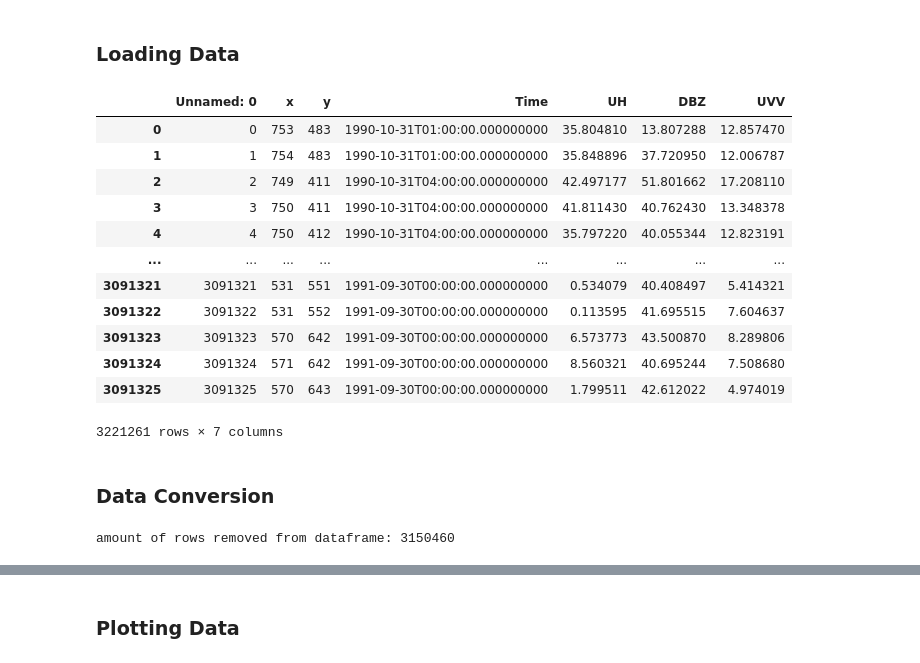
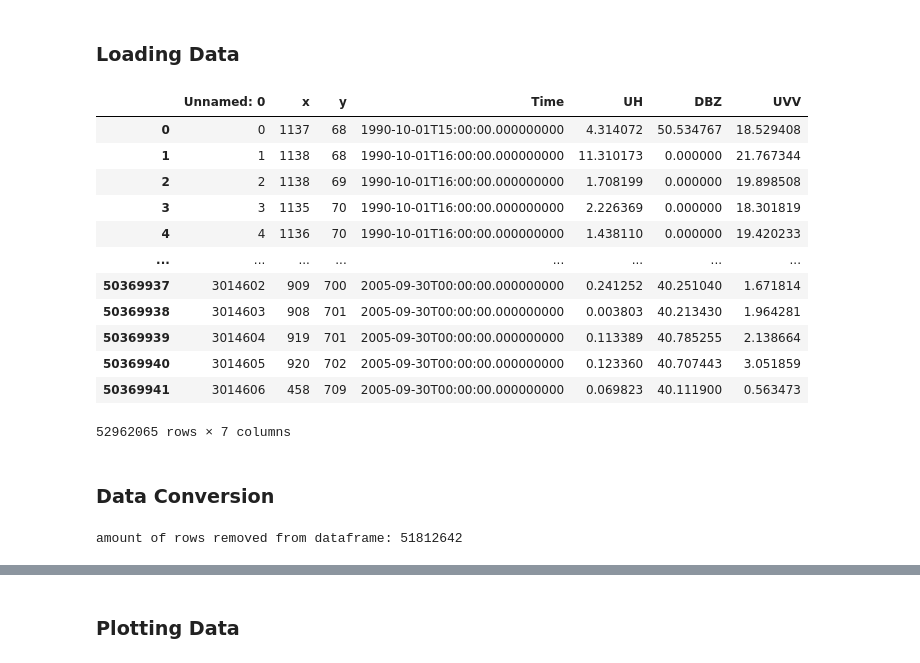
Before and after one commit to jcorner1/SYN_SERV, a Jupyter notebook: Code/Regridding_WRFBCC_Data.ipynb, the cells around one changed output, grey strips where cells are left out. Drawn from its saved outputs; the diff is of its cells as text; code cells hidden in the pictures.

```diff
--- a/Code/Regridding_WRFBCC_Data.ipynb
+++ b/Code/Regridding_WRFBCC_Data.ipynb
@@ -14,28 +14,37 @@ import glob
 # %% [markdown]
 ### Loading Data
 # %%
-#load dataframes
-refc_df = pd.read_csv('/home/scratch/jcorner1/syn_sev/dataframes/HIST_REFC_1991_threshold_dataframe.csv')
-uh_df = pd.read_csv('/home/scratch/jcorner1/syn_sev/dataframes/HIST_UH_1991_threshold_dataframe.csv')
+#load wrf-bcc dataset
+#find all csv files for each variable and sort
+files_refc = glob.glob('/home/scratch/jcorner1/syn_sev/dataframes/HIST_REFC*')
+files_var = glob.glob(f'/home/scratch/jcorner1/syn_sev/dataframes/HIST_UVV*')
+files_refc.sort()
+files_var.sort()
 
-#concat the dataframes
-df = pd.concat([uh_df, refc_df])
+#concat all dataframes of same variable type together
+df_refc = pd.concat(map(pd.read_csv, files_refc), ignore_index=True)
+df_var = pd.concat(map(pd.read_csv, files_var), ignore_index=True)
+
+#combine the new dataframes together
+df = pd.concat([df_var, df_refc])
+
+#get rid of the duplicates
 df = df.drop_duplicates(subset=['x','y','Time'])
 df
 # %% [output]
 |  | Unnamed: 0 | x | y | Time | UH | DBZ | UVV |
-| 0 | 0 | 753 | 483 | 1990-10-31T01:00:00.000000000 | 35.804810 | 13.807288 | 12.857470 |
-| 1 | 1 | 754 | 483 | 1990-10-31T01:00:00.000000000 | 35.848896 | 37.720950 | 12.006787 |
-| 2 | 2 | 749 | 411 | 1990-10-31T04:00:00.000000000 | 42.497177 | 51.801662 | 17.208110 |
-| 3 | 3 | 750 | 411 | 1990-10-31T04:00:00.000000000 | 41.811430 | 40.762430 | 13.348378 |
-| 4 | 4 | 750 | 412 | 1990-10-31T04:00:00.000000000 | 35.797220 | 40.055344 | 12.823191 |
+| 0 | 0 | 1137 | 68 | 1990-10-01T15:00:00.000000000 | 4.314072 | 50.534767 | 18.529408 |
+| 1 | 1 | 1138 | 68 | 1990-10-01T16:00:00.000000000 | 11.310173 | 0.000000 | 21.767344 |
+| 2 | 2 | 1138 | 69 | 1990-10-01T16:00:00.000000000 | 1.708199 | 0.000000 | 19.898508 |
+| 3 | 3 | 1135 | 70 | 1990-10-01T16:00:00.000000000 | 2.226369 | 0.000000 | 18.301819 |
+| 4 | 4 | 1136 | 70 | 1990-10-01T16:00:00.000000000 | 1.438110 | 0.000000 | 19.420233 |
 | ... | ... | ... | ... | ... | ... | ... | ... |
-| 3091321 | 3091321 | 531 | 551 | 1991-09-30T00:00:00.000000000 | 0.534079 | 40.408497 | 5.414321 |
-| 3091322 | 3091322 | 531 | 552 | 1991-09-30T00:00:00.000000000 | 0.113595 | 41.695515 | 7.604637 |
-| 3091323 | 3091323 | 570 | 642 | 1991-09-30T00:00:00.000000000 | 6.573773 | 43.500870 | 8.289806 |
-| 3091324 | 3091324 | 571 | 642 | 1991-09-30T00:00:00.000000000 | 8.560321 | 40.695244 | 7.508680 |
-| 3091325 | 3091325 | 570 | 643 | 1991-09-30T00:00:00.000000000 | 1.799511 | 42.612022 | 4.974019 |
+| 50369937 | 3014602 | 909 | 700 | 2005-09-30T00:00:00.000000000 | 0.241252 | 40.251040 | 1.671814 |
+| 50369938 | 3014603 | 908 | 701 | 2005-09-30T00:00:00.000000000 | 0.003803 | 40.213430 | 1.964281 |
+| 50369939 | 3014604 | 919 | 701 | 2005-09-30T00:00:00.000000000 | 0.113389 | 40.785255 | 2.138664 |
+| 50369940 | 3014605 | 920 | 702 | 2005-09-30T00:00:00.000000000 | 0.123360 | 40.707443 | 3.051859 |
+| 50369941 | 3014606 | 458 | 709 | 2005-09-30T00:00:00.000000000 | 0.069823 | 40.111900 | 0.563473 |
-3221261 rows × 7 columns
+52962065 rows × 7 columns
 # %%
 #open dummy xarray dataset
 ds = xr.open_dataset('/home/scratch/WRF_BCC/severe_weather/UP_HELI_MAX/historical/1990-1991/UP_HELI_MAX_historical-1990-1991_1990-10-01.nc')
@@ -73,6 +89,6 @@ def Data_Conv(ds):
 # %%
 #threshold the files
-df_new = df[((df['DBZ'] >= 40.0) & (df['UH'] >= 35.0))]
+df_new = df[((df['DBZ'] >= 40.0) & (df['UVV'] >= 18.0))]
 print(f'amount of rows removed from dataframe: {len(df) - len(df_new)}')
 # %% [output]
-amount of rows removed from dataframe: 3150460
+amount of rows removed from dataframe: 51812642
```
Also changed, not shown: parts of 6 cells of this notebook, 4 other files.
